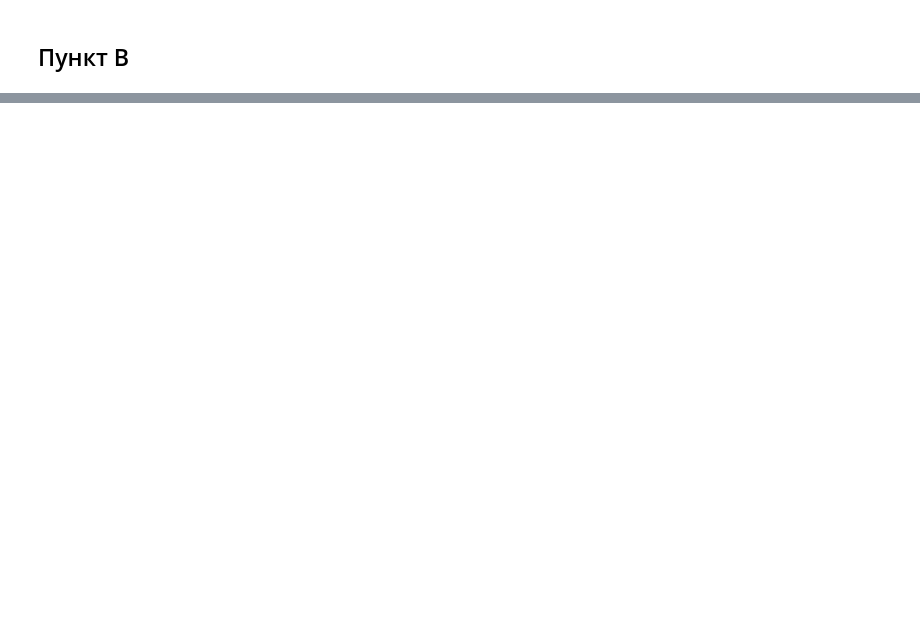
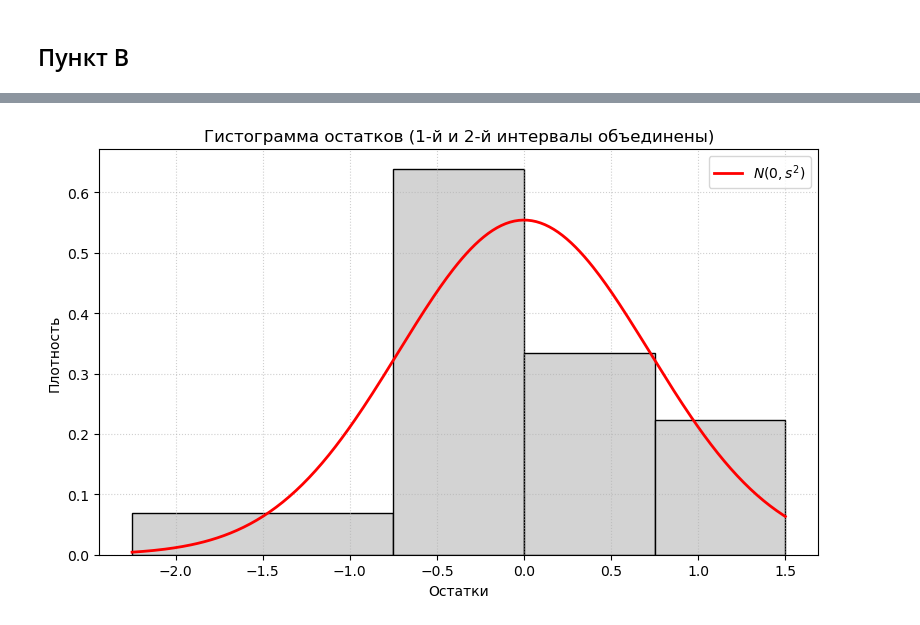
Before and after one commit to TemSV/statistics, a Jupyter notebook: regression-and-dispersion-analysis/regression_dispersion_analysis.ipynb, the cells around one changed output, grey strips where cells are left out. Cells and saved outputs as stored; diff of their text form; code cells hidden in the pictures; blank space fills up the shorter version.

```diff
--- a/regression.ipynb
+++ b/regression-and-dispersion-analysis/regression_dispersion_analysis.ipynb
@@ -455,0 +686,81 @@ Notes:
+# %%
+import numpy as np
+import matplotlib.pyplot as plt
+import scipy.stats as stats
+from scipy.optimize import minimize_scalar
+
+res = model_full.resid.values
+n = len(res)
+s2 = model_full.mse_resid
+s_hat = np.sqrt(s2)
+
+print(f"n = {n}, s^2 = {s2:.4f}, s = {s_hat:.4f}")
+
+h = 0.75
+left = -2.25
+right = 1.50
+bins = np.arange(left, right + h, h)
+
+counts, edges = np.histogram(res, bins=bins)
+print("Исходные частоты:", counts)
+print("Границы:", edges)
+
+
+merged_edges = np.array([-2.25, -0.75, 0.0, 0.75, 1.5])
+merged_counts = np.array([
+    counts[0] + counts[1],  # [-2.25,-0.75)
+    counts[2],              # [-0.75,0)
+    counts[3],              # [0,0.75)
+    counts[4]               # [0.75,1.5)
+], dtype=int)
+
+print("Границы после объединения:", merged_edges)
+print("Частоты после объединения:", merged_counts)
+
+fig, ax = plt.subplots(figsize=(8, 5))
+
+for j in range(len(merged_counts)):
+    a = merged_edges[j]
+    b = merged_edges[j+1]
+    height = merged_counts[j] / (n * (b - a))
+    ax.bar((a + b) / 2, height, width=(b - a),
+           align='center', color='lightgray', edgecolor='black')
+
+x_plot = np.linspace(merged_edges[0], merged_edges[-1], 300)
+ax.plot(x_plot, stats.norm.pdf(x_plot, loc=0.0, scale=s_hat),
+        'r-', lw=2, label=r'$N(0,s^2)$')
+
+ax.set_title('Гистограмма остатков (1-й и 2-й интервалы объединены)')
+ax.set_xlabel('Остатки')
+ax.set_ylabel('Плотность')
+ax.grid(True, linestyle=':', alpha=0.6)
+ax.legend()
+plt.tight_layout()
+plt.show()
+
+brk_chi = merged_edges.copy()
+brk_chi[0] = -np.inf
+brk_chi[-1] = np.inf
+
+def chi2_stat(sigma):
+    if sigma <= 0:
+        return np.inf
+    p = stats.norm.cdf(brk_chi[1:], 0.0, sigma) - stats.norm.cdf(brk_chi[:-1], 0.0, sigma)
+    if np.any(p < 1e-10):
+        return np.inf
+    expected = n * p
+    return np.sum((merged_counts - expected) ** 2 / expected)
+
+opt = minimize_scalar(chi2_stat, bounds=(s_hat/3, s_hat*3), method='bounded')
+chi2_min = opt.fun
+sigma_opt = opt.x
+
+r_groups = len(merged_counts)
+df = r_groups - 1 - 1
+
+p_value = stats.chi2.sf(chi2_min, df)
+
+print(f"Минимальное χ² = {chi2_min:.4f}")
+print(f"Оптимальная σ = {sigma_opt:.4f}")
+print(f"df = {df}, p-value = {p_value:.4f}")
+# %% [output]
@@ -455,0 +772 @@ Notes:
+[figure, added]
```
Also changed, not shown: parts of 16 cells of this notebook, 1 other file.
